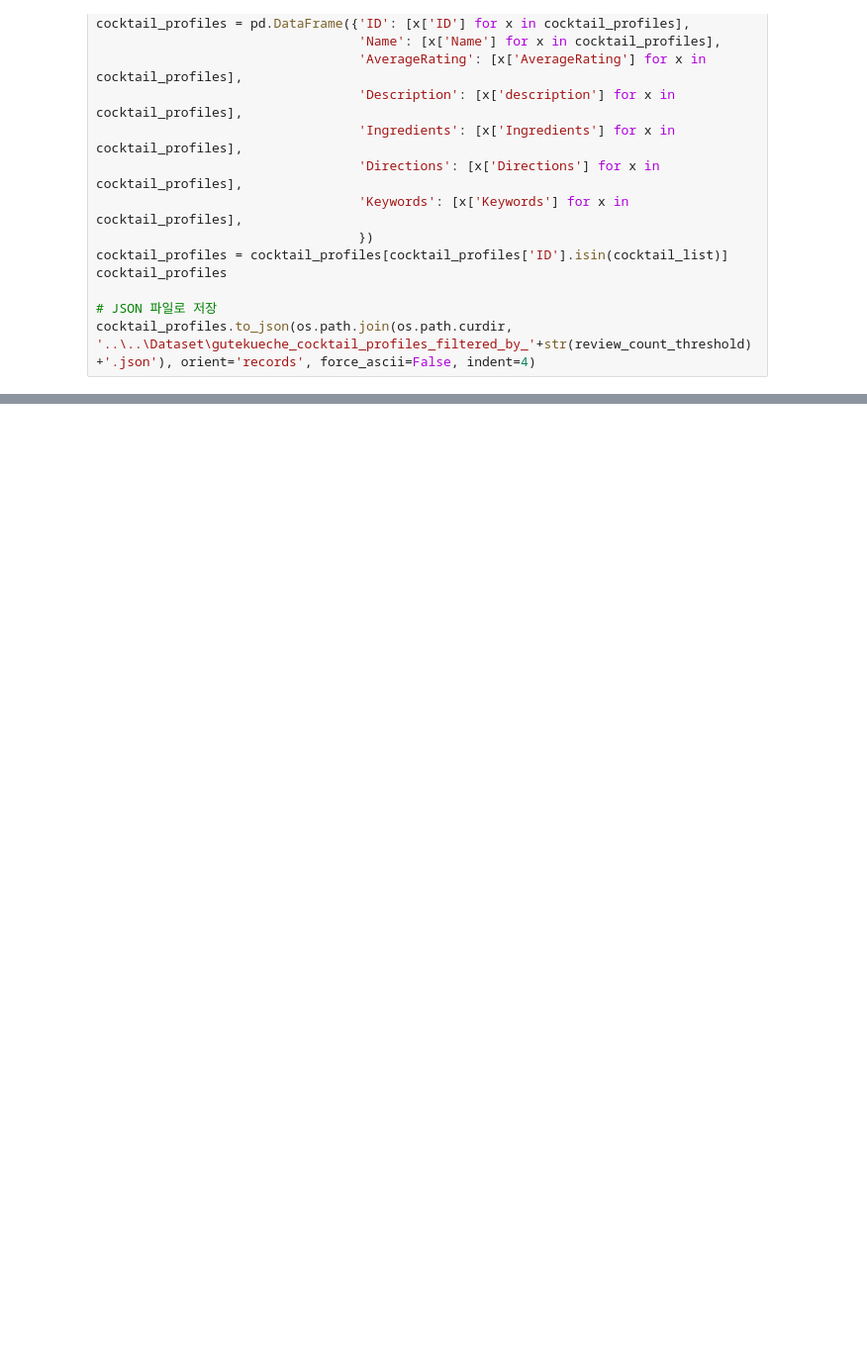
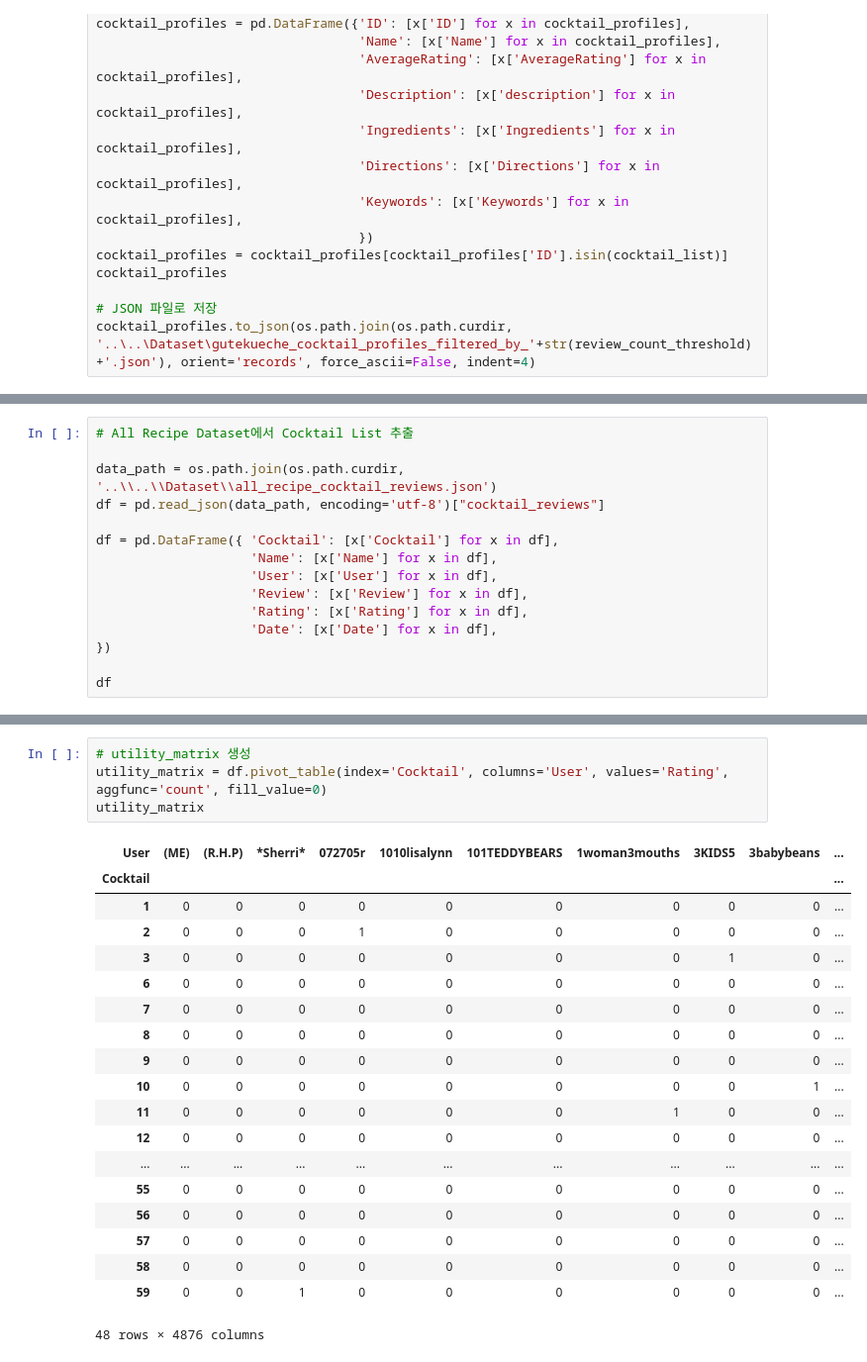
Before and after one commit to PRADA-1541/PRADA_AI, a Jupyter notebook: Codes/EDA/eda.ipynb, the cells around one changed output, grey strips where cells are left out. Shown at 99% size. Drawn from its saved outputs; the diff is of its cells as text; blank space fills up the shorter version.

Commit message:
[Feat] AllRecipe 리뷰수 별 cocktail profile 데이터 추가

```diff
--- a/Codes/EDA/eda.ipynb
+++ b/Codes/EDA/eda.ipynb
@@ -144,0 +143,15 @@ len(cocktail_list)
+# %%
+# All Recipe Dataset에서 Cocktail List 추출
+
+data_path = os.path.join(os.path.curdir, '..\\..\\Dataset\\all_recipe_cocktail_reviews.json')
+df = pd.read_json(data_path, encoding='utf-8')["cocktail_reviews"]
+
+df = pd.DataFrame({ 'Cocktail': [x['Cocktail'] for x in df],
+                    'Name': [x['Name'] for x in df],
+                    'User': [x['User'] for x in df],
+                    'Review': [x['Review'] for x in df],
+                    'Rating': [x['Rating'] for x in df],
+                    'Date': [x['Date'] for x in df],
+})
+
+df
@@ -144,0 +220,24 @@ len(cocktail_list)
+# %%
+# utility_matrix 생성
+utility_matrix = df.pivot_table(index='Cocktail', columns='User', values='Rating', aggfunc='count', fill_value=0)
+utility_matrix
+# %% [output]
+| User | (ME) | (R.H.P) | *Sherri* | 072705r | 1010lisalynn | 101TEDDYBEARS | 1woman3mouths | 3KIDS5 | 3babybeans | ... |
+| Cocktail |  |  |  |  |  |  |  |  |  | ... |
+| 1 | 0 | 0 | 0 | 0 | 0 | 0 | 0 | 0 | 0 | ... |
+| 2 | 0 | 0 | 0 | 1 | 0 | 0 | 0 | 0 | 0 | ... |
+| 3 | 0 | 0 | 0 | 0 | 0 | 0 | 0 | 1 | 0 | ... |
+| 6 | 0 | 0 | 0 | 0 | 0 | 0 | 0 | 0 | 0 | ... |
+| 7 | 0 | 0 | 0 | 0 | 0 | 0 | 0 | 0 | 0 | ... |
+| 8 | 0 | 0 | 0 | 0 | 0 | 0 | 0 | 0 | 0 | ... |
+| 9 | 0 | 0 | 0 | 0 | 0 | 0 | 0 | 0 | 0 | ... |
+| 10 | 0 | 0 | 0 | 0 | 0 | 0 | 0 | 0 | 1 | ... |
+| 11 | 0 | 0 | 0 | 0 | 0 | 0 | 1 | 0 | 0 | ... |
+| 12 | 0 | 0 | 0 | 0 | 0 | 0 | 0 | 0 | 0 | ... |
+| ... | ... | ... | ... | ... | ... | ... | ... | ... | ... | ... |
+| 55 | 0 | 0 | 0 | 0 | 0 | 0 | 0 | 0 | 0 | ... |
+| 56 | 0 | 0 | 0 | 0 | 0 | 0 | 0 | 0 | 0 | ... |
+| 57 | 0 | 0 | 0 | 0 | 0 | 0 | 0 | 0 | 0 | ... |
+| 58 | 0 | 0 | 0 | 0 | 0 | 0 | 0 | 0 | 0 | ... |
+| 59 | 0 | 0 | 1 | 0 | 0 | 0 | 0 | 0 | 0 | ... |
+48 rows × 4876 columns
```
Also changed, not shown: parts of 7 cells of this notebook, 17 other files.
